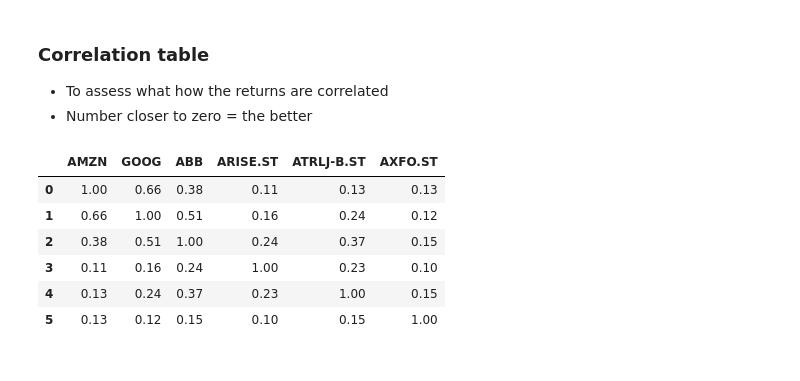
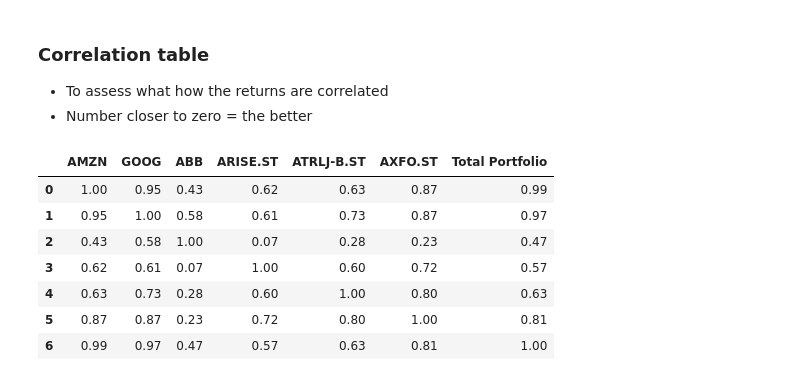
Before and after one commit to Luumo/financial-investment-tools, a Jupyter notebook: main.ipynb, the cells around one changed output. Drawn from its saved outputs; the diff is of its cells as text; code cells hidden in the pictures.

```diff
--- a/main.ipynb
+++ b/main.ipynb
@@ -35,14 +36,15 @@ my_portfolio = Portfolio(portfolio_list)
 - Number closer to zero = the better
 # %%
 # Calc correlations
-my_portfolio_correlation = my_portfolio.portfolio_correlation("5y")
+my_portfolio_correlation = analytics.correlation_table(my_portfolio, "5y")
 # Pretty print
 my_portfolio_correlation.reset_index(drop=True).style.background_gradient(cmap='viridis').set_precision(2)
 # %% [output]
-|  | AMZN | GOOG | ABB | ARISE.ST | ATRLJ-B.ST | AXFO.ST |
-| 0 | 1.00 | 0.66 | 0.38 | 0.11 | 0.13 | 0.13 |
-| 1 | 0.66 | 1.00 | 0.51 | 0.16 | 0.24 | 0.12 |
-| 2 | 0.38 | 0.51 | 1.00 | 0.24 | 0.37 | 0.15 |
-| 3 | 0.11 | 0.16 | 0.24 | 1.00 | 0.23 | 0.10 |
-| 4 | 0.13 | 0.24 | 0.37 | 0.23 | 1.00 | 0.15 |
-| 5 | 0.13 | 0.12 | 0.15 | 0.10 | 0.15 | 1.00 |
+|  | AMZN | GOOG | ABB | ARISE.ST | ATRLJ-B.ST | AXFO.ST | Total Portfolio |
+| 0 | 1.00 | 0.95 | 0.43 | 0.62 | 0.63 | 0.87 | 0.99 |
+| 1 | 0.95 | 1.00 | 0.58 | 0.61 | 0.73 | 0.87 | 0.97 |
+| 2 | 0.43 | 0.58 | 1.00 | 0.07 | 0.28 | 0.23 | 0.47 |
+| 3 | 0.62 | 0.61 | 0.07 | 1.00 | 0.60 | 0.72 | 0.57 |
+| 4 | 0.63 | 0.73 | 0.28 | 0.60 | 1.00 | 0.80 | 0.63 |
+| 5 | 0.87 | 0.87 | 0.23 | 0.72 | 0.80 | 1.00 | 0.81 |
+| 6 | 0.99 | 0.97 | 0.47 | 0.57 | 0.63 | 0.81 | 1.00 |
```
Also changed, not shown: parts of 5 cells of this notebook, 1 other file.
